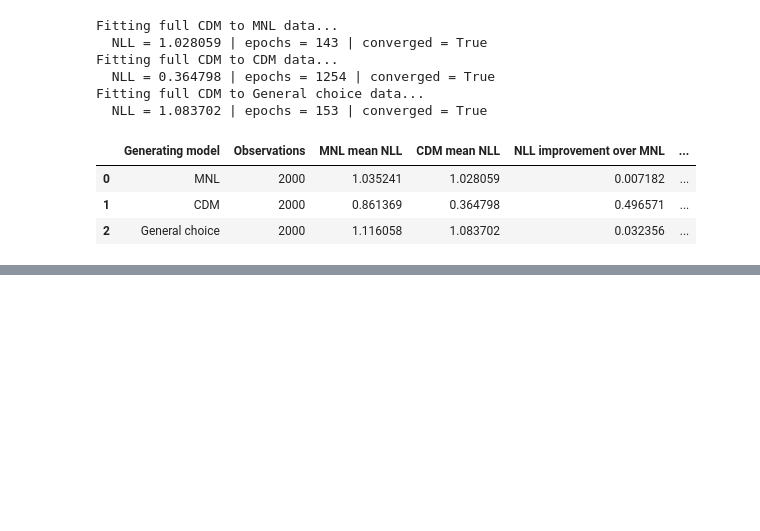
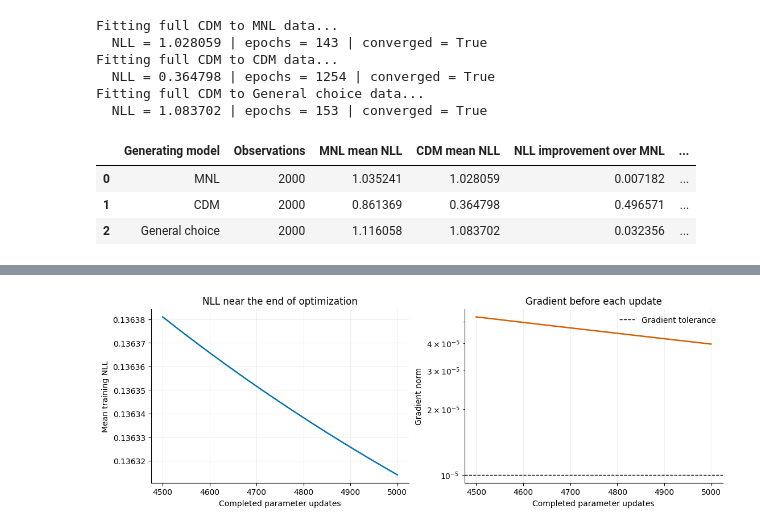
Before and after one commit to rbhdsks/Learning-from-Comparison-Data-Master-Thesis-Project-, a Jupyter notebook: notebooks/experiments/Context_Dependent_Model/CDM_Paper_Reproduction/02_synthetic_iia_tests.ipynb, the cells around one changed output, grey strips where cells are left out. Drawn from its saved outputs; the diff is of its cells as text; code cells hidden in the pictures; blank space fills up the shorter version.

```diff
--- a/notebooks/experiments/Context_Dependent_Model/CDM_Paper_Reproduction/02_synthetic_iia_tests.ipynb
+++ b/notebooks/experiments/Context_Dependent_Model/CDM_Paper_Reproduction/02_synthetic_iia_tests.ipynb
@@ -771,0 +2442,90 @@ if not demo_fit_summary["CDM converged"].all():
+# %%
+# Inspect the final optimization trajectory with correctly aligned history indices.
+
+diagnostic_nll = np.asarray(
+    diagnostic_fit.nll_history,
+    dtype=float,
+)
+
+diagnostic_gradients = np.asarray(
+    diagnostic_fit.gradient_norm_history,
+    dtype=float,
+)
+
+diagnostic_tail_start = max(0, len(diagnostic_nll) - 501)
+
+figure, axes = plt.subplots(
+    1,
+    2,
+    figsize=(11, 3.8),
+    constrained_layout=True,
+)
+
+axes[0].plot(
+    np.arange(len(diagnostic_nll))[diagnostic_tail_start:],
+    diagnostic_nll[diagnostic_tail_start:],
+    color="#0072B2",
+    linewidth=1.8,
+)
+
+axes[0].set(
+    title="NLL near the end of optimization",
+    xlabel="Completed parameter updates",
+    ylabel="Mean training NLL",
+)
+
+axes[0].ticklabel_format(
+    axis="y",
+    style="plain",
+    useOffset=False,
+)
+
+axes[1].semilogy(
+    np.arange(len(diagnostic_gradients))[diagnostic_tail_start:],
+    np.maximum(
+        diagnostic_gradients[diagnostic_tail_start:],
+        np.finfo(float).tiny,
+    ),
+    color="#D55E00",
+    linewidth=1.8,
+)
+
+axes[1].axhline(
+    1e-5,
+    color="black",
+    linestyle="--",
+    linewidth=1,
+    label="Gradient tolerance",
+)
+
+axes[1].set(
+    title="Gradient before each update",
+    xlabel="Completed parameter updates",
+    ylabel="Gradient norm",
+)
+
+axes[1].legend(frameon=False)
+
+for axis in axes:
+    axis.grid(alpha=0.2)
+    axis.spines[["top", "right"]].set_visible(False)
+
+plt.show()
+
+last_changes = np.abs(np.diff(diagnostic_nll))[-50:]
+
+print(f"Final NLL: {diagnostic_nll[-1]:.10f}")
+print(
+    "Last recorded pre-update gradient norm: "
+    f"{diagnostic_gradients[-1]:.6e}"
+)
+print(
+    "Largest absolute NLL change over the last 50 updates: "
+    f"{last_changes.max():.6e}"
+)
+print(
+    "Final interaction-matrix norm: "
+    f"{diagnostic_fit.interaction_matrix.norm().item():.6f}"
+)
+# %% [output]
+[figure, added]
```
Also changed, not shown: parts of 29 cells of this notebook.
